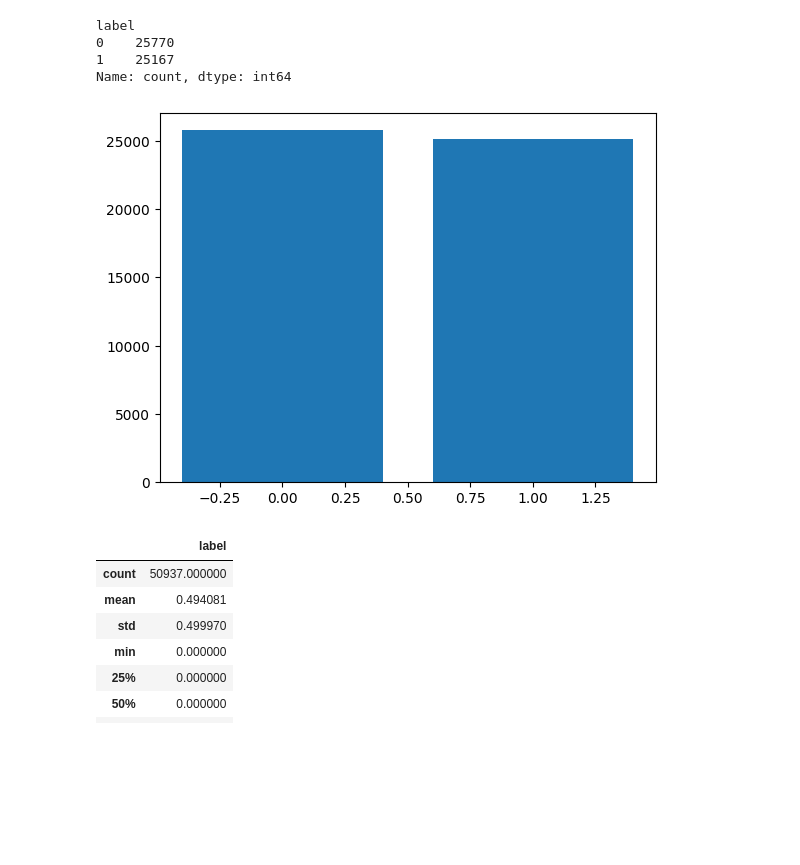
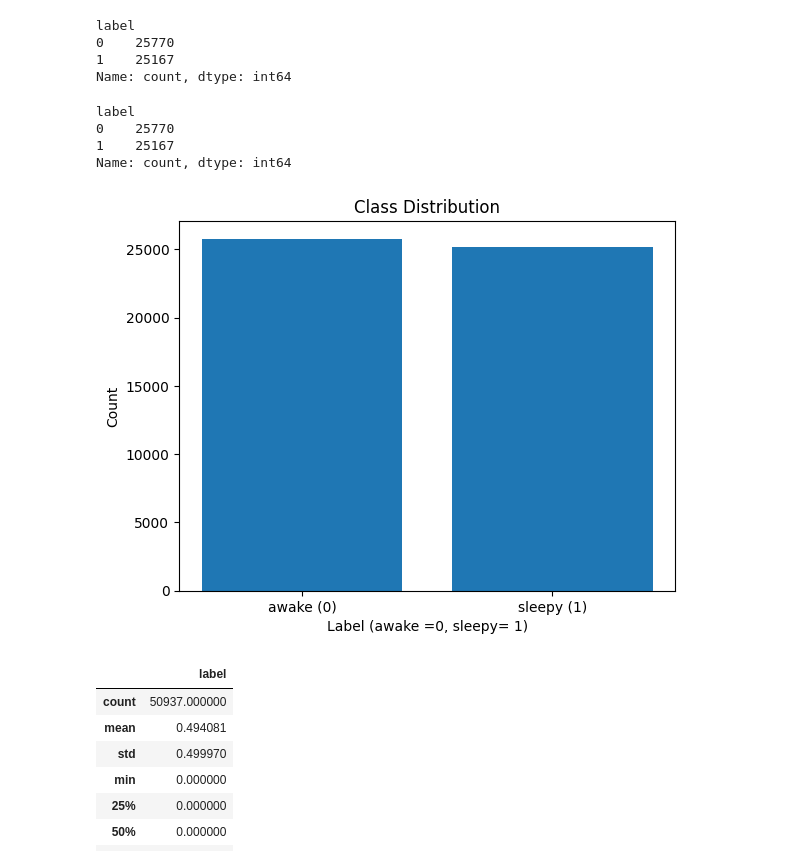
Before and after one commit to Mesterumit/Drive-s-Eye-Detection, a Jupyter notebook: notebooks/Eye_Detection.ipynb, the cells around one changed output. Saved outputs shown, nothing was run; the diff lists cells and outputs as text; code cells hidden in the pictures; blank space fills up the shorter version.

```diff
--- a/notebooks/Eye_Detection.ipynb
+++ b/notebooks/Eye_Detection.ipynb
@@ -133,17 +118,20 @@ label
 Name: count, dtype: int64
 # %%
 counts = train_df['label'].value_counts()
-# print(counts)
-# 0    500    ← class 0 appears 500 times
-# 1    480    ← class 1 appears 480 times
 
-# print(counts.index)   # [0, 1]    ← your x axis (class labels)
-# print(counts.values)  # [500, 480] ← your y axis (how many of each)
-
-plt.bar(counts.index,counts.values)
+print(counts)
+plt.bar(counts.index, counts.values)
+plt.xlabel('Label (awake =0, sleepy= 1)')
+plt.ylabel('Count')
+plt.title('Class Distribution')
+plt.xticks([0, 1], ['awake (0)', 'sleepy (1)'])
 plt.show()
 # %% [output]
+label
+0    25770
+1    25167
+Name: count, dtype: int64
-[figure, old version]
+[figure, new version]
 # %%
 train_df.describe()
 # %% [output]
```
Also changed, not shown: parts of 7 cells of this notebook, 2 other files.
